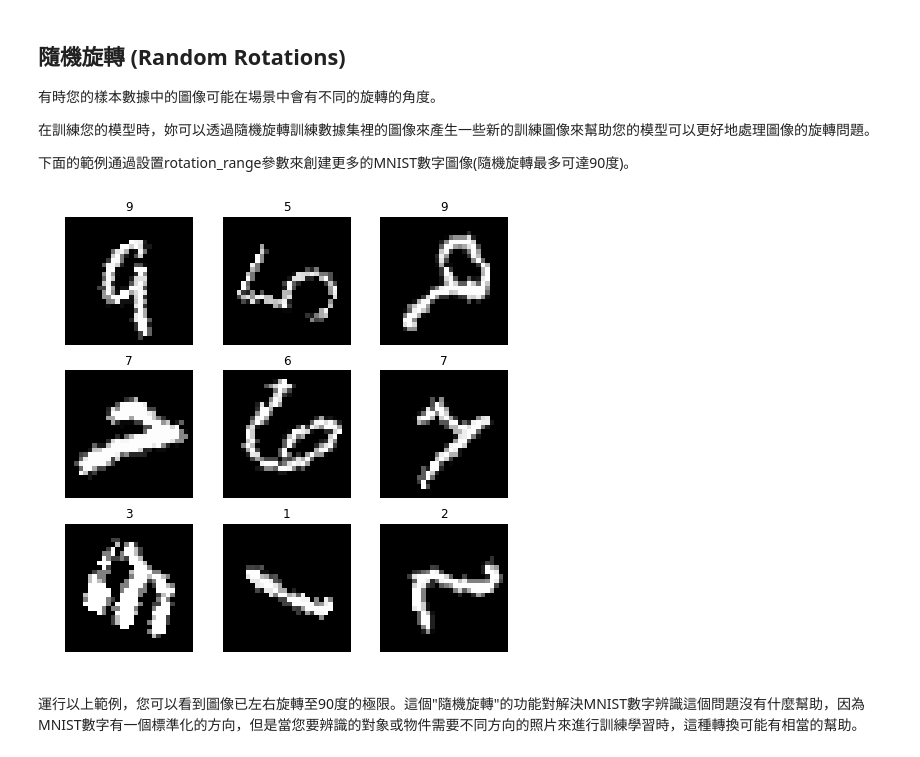
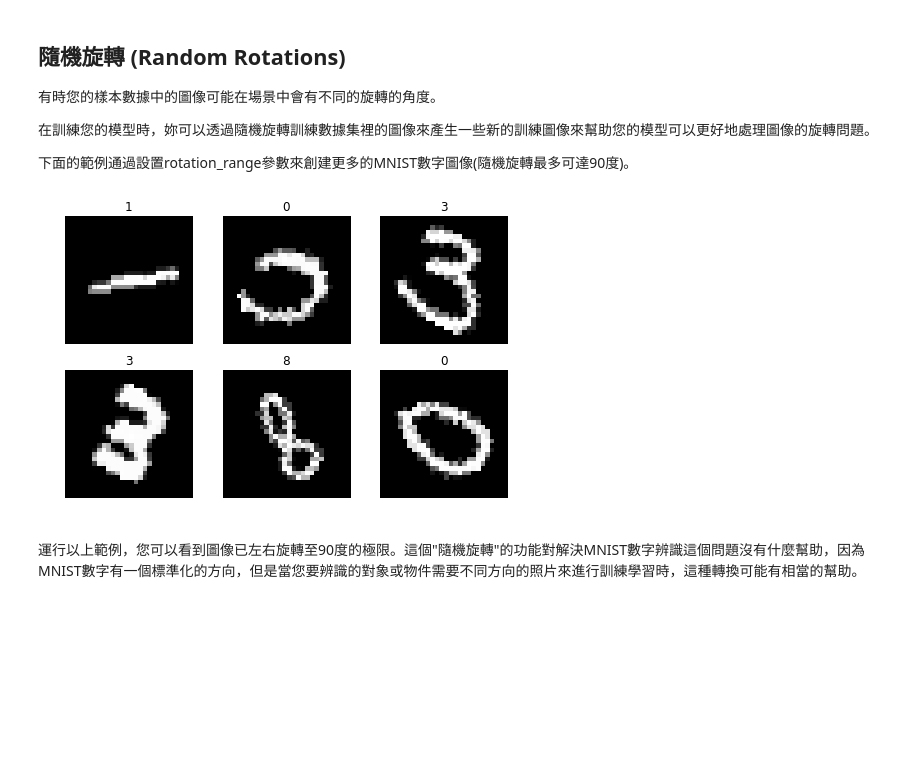
Before and after one commit to erhwenkuo/deep-learning-with-keras-notebooks, a Jupyter notebook: 1.0-image-augmentation.ipynb, the cells around one changed output. Drawn from its saved outputs; the diff is of its cells as text; code cells hidden in the pictures; blank space fills up the shorter version.

```diff
--- a/1.0-image-augmentation.ipynb
+++ b/1.0-image-augmentation.ipynb
@@ -62,8 +61,8 @@ import matplotlib.pyplot as plt
 
 plt.figure(figsize=(8,8)) # 設定每個圖像顯示的大小
 
-# 產生一個3x3網格的組合圖像
-for i in range(0, 9):
+# 產生一個3x2網格的組合圖像
+for i in range(0, 6):
     plt.subplot(330+1+i) # (331) -> 第一個子圖像, (332) -> 第二個子圖像
     plt.title(y_train[i])
     plt.axis('off')     #不顯示坐標
@@ -138,37 +76,0 @@ for X_batch, y_batch in datagen.flow(X_train, y_train, batch_size=9):
-# %%
-# ZCA 白化轉換 (ZCA Whitening)
-from keras.datasets import mnist
-from keras.preprocessing.image import ImageDataGenerator
-import matplotlib.pyplot as plt
-
-# 載入數據
-(X_train, y_train), (X_test, y_test) = mnist.load_data()
-
-# 將圖像數據集的維度進行改變
-# 改變前: [樣本數, 圖像寬, 圖像高] -> 改變後: [樣本數, 圖像寬, 圖像高, 圖像頻道數]
-X_train = X_train.reshape(X_train.shape[0], 28, 28, 1)
-X_test  = X_test.reshape(X_test.shape[0], 28, 28, 1)
-
-# 將像素值由"整數(0~255)"換成"浮點數(0.0~255.0)"
-X_train = X_train.astype('float32')
-X_test = X_test.astype('float32')
-
-# 定義"圖像數據增強產生器(ImageDataGenerator)"的參數
-datagen = ImageDataGenerator(zca_whitening=True)
-
-# 透過訓練數據集來訓練(fit)圖像數據增強產生器(ImageDataGenerator)的實例
-datagen.fit(X_train)
-
-# 設定要"圖像數據增強產生器(ImageDataGenerator)"產生的圖像批次值(batch size)
-# "圖像數據增強產生器(ImageDataGenerator)"會根據設定回傳指定批次量的新生成圖像數據
-for X_batch, y_batch in datagen.flow(X_train, y_train, batch_size=9):
-    plt.figure(figsize=(8,8)) # 設定每個圖像顯示的大小
-    # 產生一個3x3網格的組合圖像
-    for i in range(0, 9):
-        plt.subplot(331+i)
-        plt.title(y_batch[i]) # 秀出圖像的真實值
-        plt.axis('off')     #不顯示坐標
-        plt.imshow(X_batch[i].reshape(28,28), cmap=plt.get_cmap('gray'))
-
-    plt.show()
-    break # 跳出迴圈
@@ -194,35 +92,35 @@ import matplotlib.pyplot as plt
 (X_train, y_train), (X_test, y_test) = mnist.load_data()
 
 # 將圖像數據集的維度進行改變
 # 改變前: [樣本數, 圖像寬, 圖像高] -> 改變後: [樣本數, 圖像寬, 圖像高, 圖像頻道數]
 X_train = X_train.reshape(X_train.shape[0], 28, 28, 1)
 X_test  = X_test.reshape(X_test.shape[0], 28, 28, 1)
 
 # 將像素值由"整數(0~255)"換成"浮點數(0.0~255.0)"
 X_train = X_train.astype('float32')
 X_test = X_test.astype('float32')
 
 # 定義"圖像數據增強產生器(ImageDataGenerator)"的參數
 datagen = ImageDataGenerator(rotation_range=90)
 
 # 透過訓練數據集來訓練(fit)圖像數據增強產生器(ImageDataGenerator)的實例
 datagen.fit(X_train)
 
 # 設定要"圖像數據增強產生器(ImageDataGenerator)"產生的圖像批次值(batch size)
 # "圖像數據增強產生器(ImageDataGenerator)"會根據設定回傳指定批次量的新生成圖像數據
 for X_batch, y_batch in datagen.flow(X_train, y_train, batch_size=9):
     plt.figure(figsize=(8,8)) # 設定每個圖像顯示的大小
     # 產生一個3x3網格的組合圖像
-    for i in range(0, 9):
+    for i in range(0, 6):
         plt.subplot(331+i)
         plt.title(y_batch[i]) # 秀出圖像的真實值
         plt.axis('off')     #不顯示坐標
         plt.imshow(X_batch[i].reshape(28,28), cmap=plt.get_cmap('gray'))
 
     plt.show()
     break # 跳出迴圈
 # %% [output]
-[figure, old version]
+[figure, new version]
 # %% [markdown]
 運行以上範例，您可以看到圖像已左右旋轉至90度的極限。這個"隨機旋轉"的功能對解決MNIST數字辨識這個問題沒有什麼幫助，因為MNIST數字有一個標準化的方向，但是當您要辨識的對象或物件需要不同方向的照片來進行訓練學習時，這種轉換可能有相當的幫助。
 # %% [markdown]
```
Also changed, not shown: parts of 23 cells of this notebook, 1 other file.
